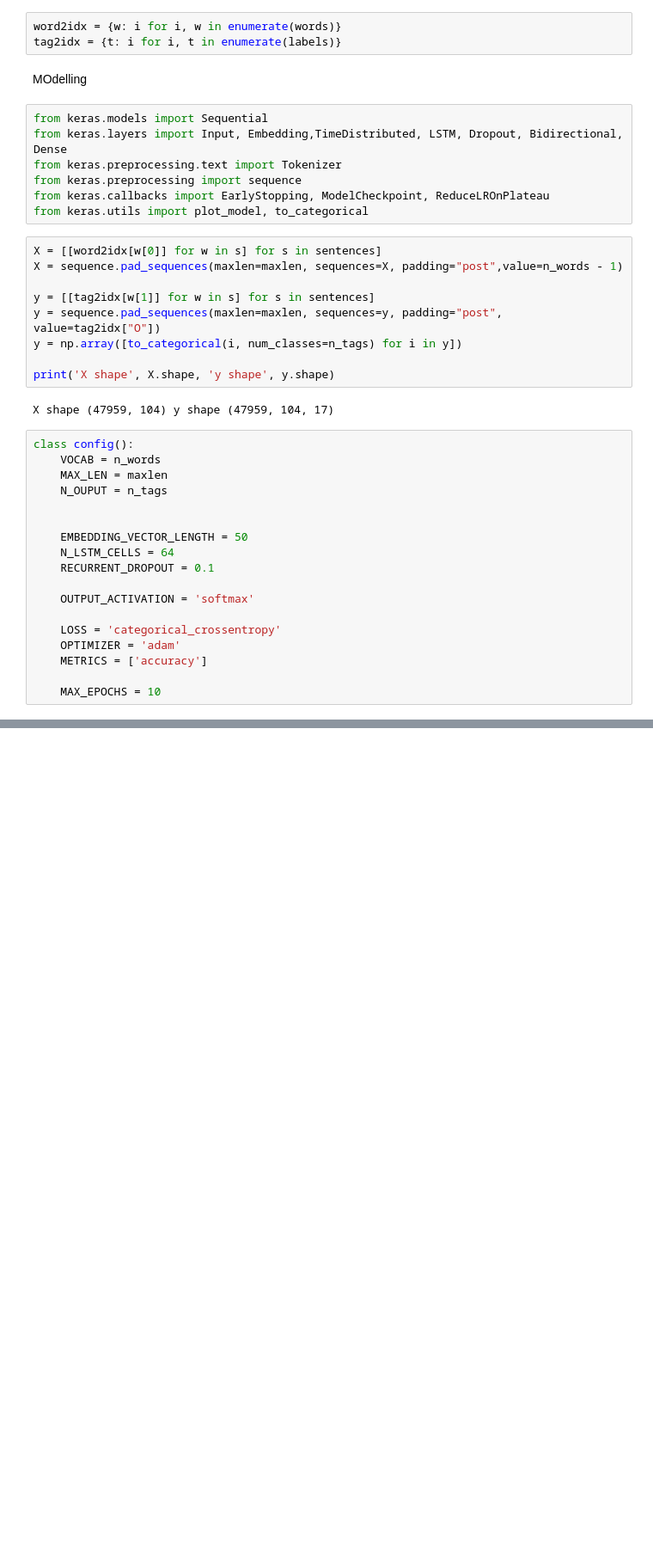
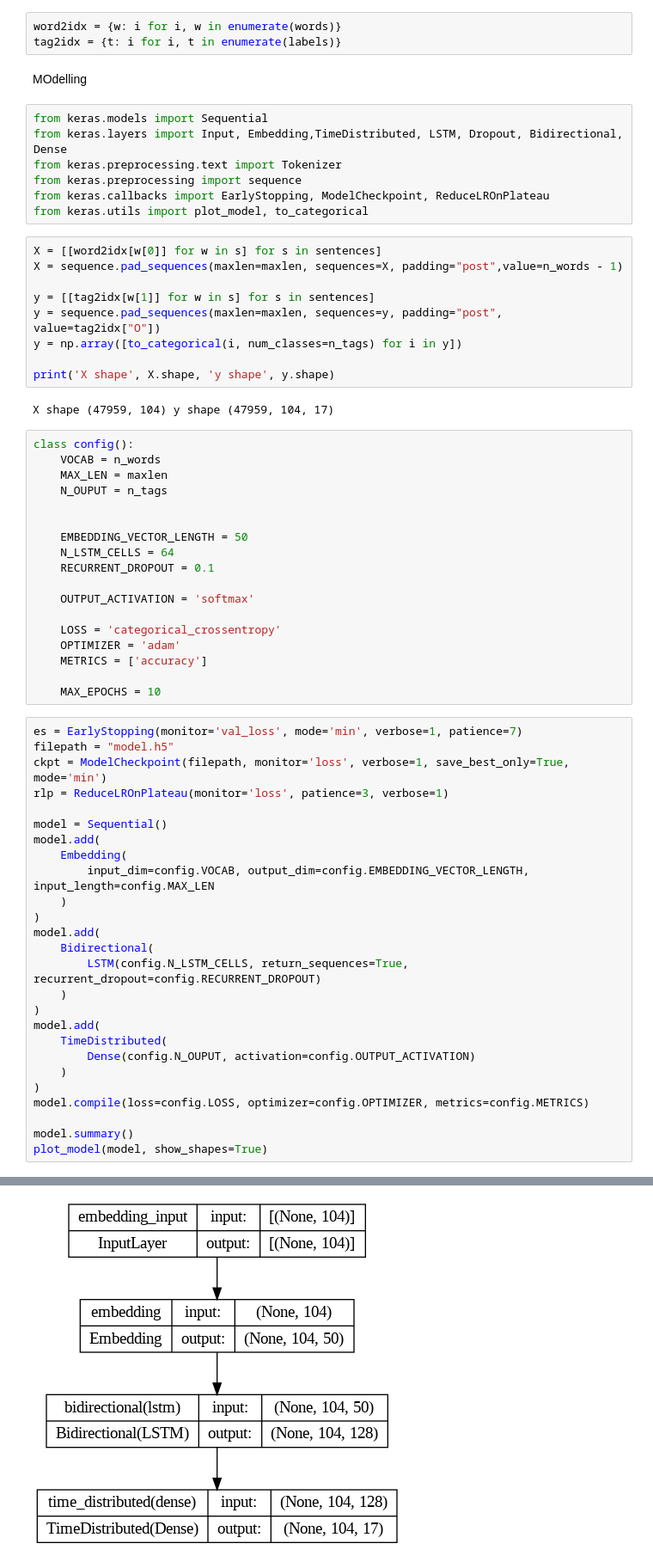
Before and after one commit to pypratikyesankar9/NLP_demystified, a Jupyter notebook: Named_entity_first_cut_model.ipynb, the cells around one changed output, grey strips where cells are left out. Shown at 86% size. Cells and saved outputs as stored; diff of their text form; blank space fills up the shorter version.

```diff
--- a/Named_entity_first_cut_model.ipynb
+++ b/Named_entity_first_cut_model.ipynb
@@ -888,3 +888,30 @@ class config():
     METRICS = ['accuracy']
 
     MAX_EPOCHS = 10
+# %%
+es = EarlyStopping(monitor='val_loss', mode='min', verbose=1, patience=7)
+filepath = "model.h5"
+ckpt = ModelCheckpoint(filepath, monitor='loss', verbose=1, save_best_only=True, mode='min')
+rlp = ReduceLROnPlateau(monitor='loss', patience=3, verbose=1)
+
+model = Sequential()
+model.add(
+    Embedding(
+        input_dim=config.VOCAB, output_dim=config.EMBEDDING_VECTOR_LENGTH, input_length=config.MAX_LEN
+    )
+)
+model.add(
+    Bidirectional(
+        LSTM(config.N_LSTM_CELLS, return_sequences=True, recurrent_dropout=config.RECURRENT_DROPOUT)
+    )
+)
+model.add(
+    TimeDistributed(
+        Dense(config.N_OUPUT, activation=config.OUTPUT_ACTIVATION)
+    )
+)
+model.compile(loss=config.LOSS, optimizer=config.OPTIMIZER, metrics=config.METRICS)
+
+model.summary()
+plot_model(model, show_shapes=True)
+# %% [output]
@@ -890,0 +935 @@ class config():
+[figure, added]
```
Also changed, not shown: parts of 2 cells of this notebook.
